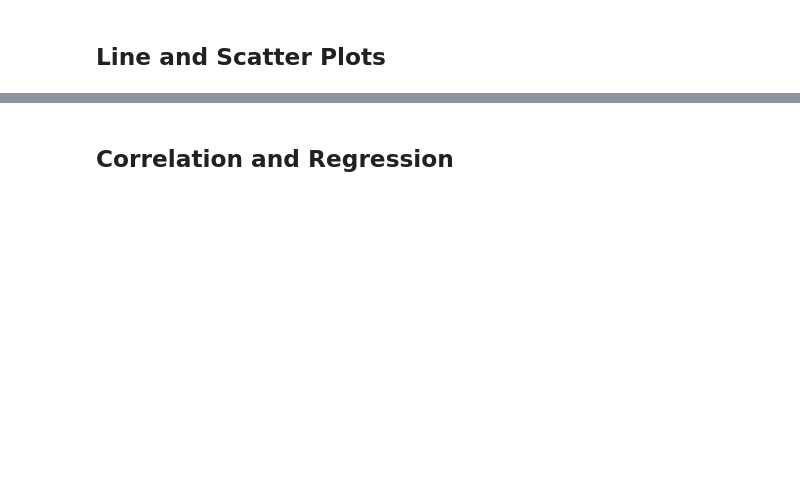
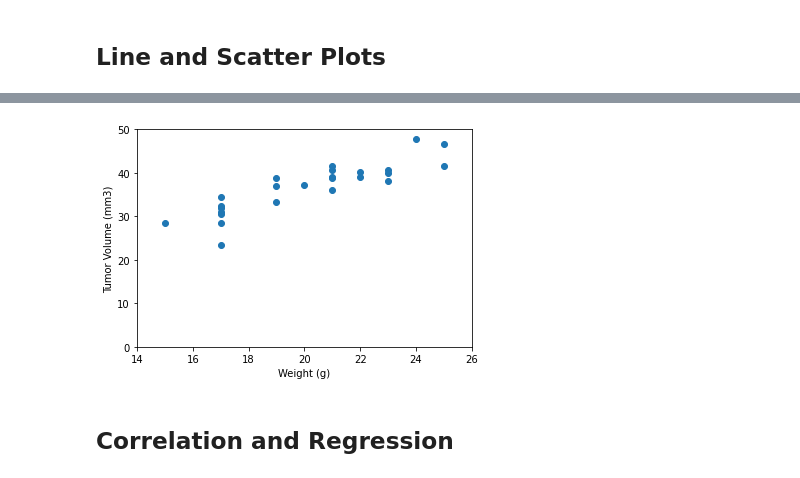
Before and after one commit to LingLv-git/matplotlib-challenge, a Jupyter notebook: Pymaceuticals/pymaceuticals_starter.ipynb, the cells around one changed output, grey strips where cells are left out. Saved outputs shown, nothing was run; the diff lists cells and outputs as text; code cells hidden in the pictures; blank space fills up the shorter version.

```diff
--- a/Pymaceuticals/pymaceuticals_starter.ipynb
+++ b/Pymaceuticals/pymaceuticals_starter.ipynb
@@ -265,2 +275,16 @@ for treatment in treatmnets:
+# %%
+# Generate a scatter plot of average tumor volume vs. mouse weight for the Capomulin regimen
+df = last_time_tumor[last_time_tumor['Drug Regimen']=='Capomulin']
+x = df['Weight (g)']
+y = df['Tumor Volume (mm3)']
+
+plt.scatter(x=x, y=y)
+plt.xlabel('Weight (g)')
+plt.ylabel('Tumor Volume (mm3)')
+plt.xlim([14,26])
+plt.ylim([0,50])
+plt.show()
+# %% [output]
+[figure, added]
 # %% [markdown]
 ## Correlation and Regression
```
Also changed, not shown: parts of 11 cells of this notebook.
